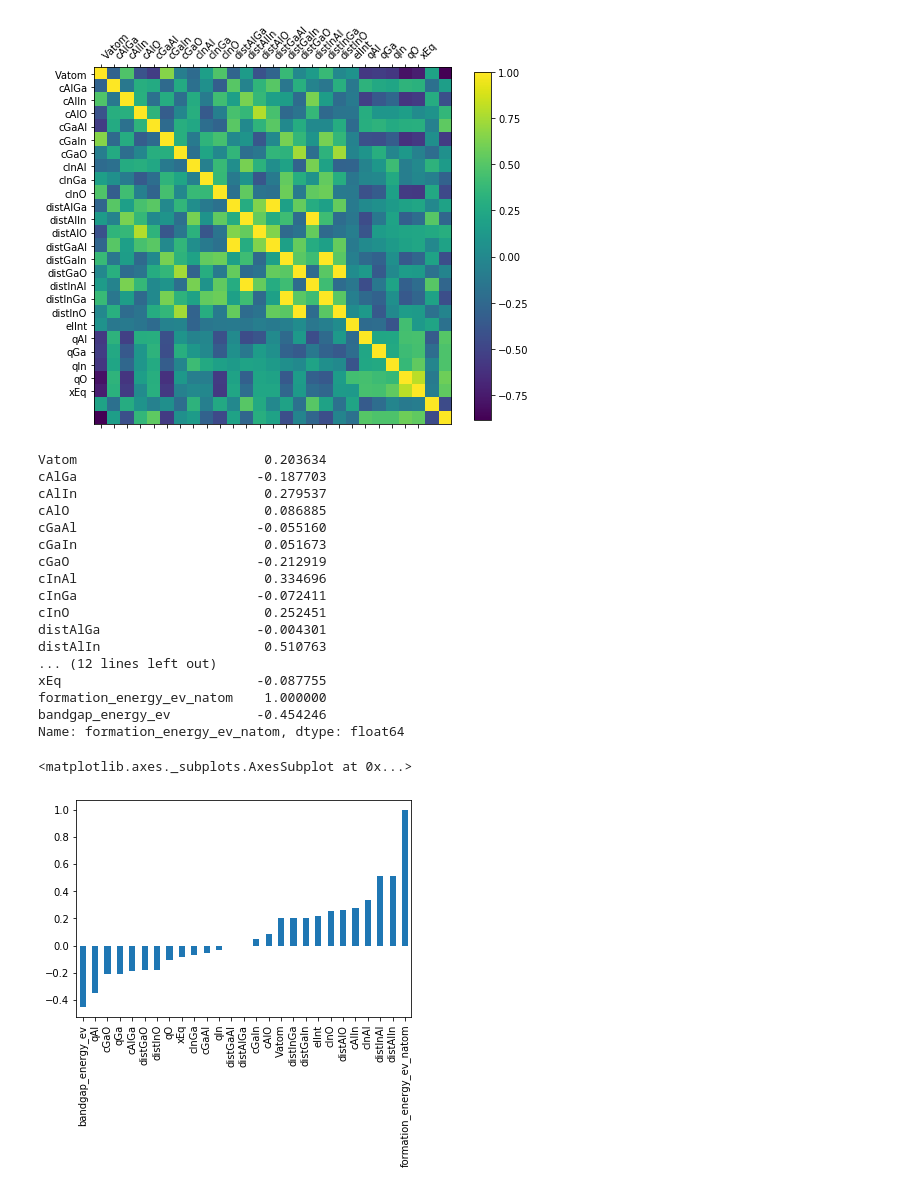
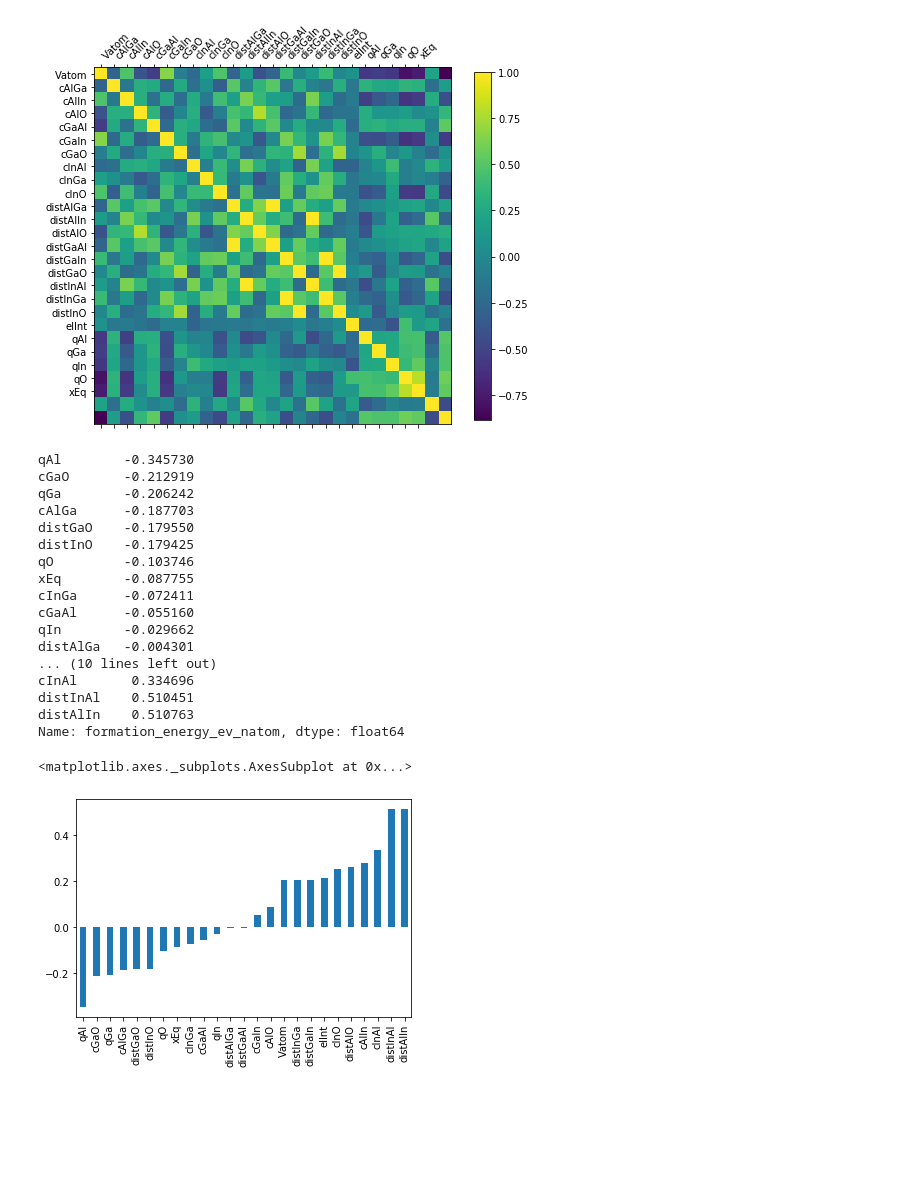
Before and after one commit to taidopurason/nomad2018, a Jupyter notebook: Data exploration.ipynb, the cells around one changed output. Cells and saved outputs as stored; diff of their text form; code cells hidden in the pictures; blank space fills up the shorter version.

```diff
--- a/Data exploration.ipynb
+++ b/Data exploration.ipynb
@@ -199,28 +222,28 @@ plt.show()
 # %% [output]
 [figure]
 # %%
-additional_data.corr().loc["formation_energy_ev_natom"]
+additional_data.corr().loc["formation_energy_ev_natom"].drop(["formation_energy_ev_natom", "bandgap_energy_ev"]).sort_values()
 # %% [output]
-Vatom                        0.203634
-cAlGa                       -0.187703
-cAlIn                        0.279537
-cAlO                         0.086885
-cGaAl                       -0.055160
-cGaIn                        0.051673
-cGaO                        -0.212919
-cInAl                        0.334696
-cInGa                       -0.072411
-cInO                         0.252451
-distAlGa                    -0.004301
-distAlIn                     0.510763
-... (12 lines left out)
-xEq                         -0.087755
-formation_energy_ev_natom    1.000000
-bandgap_energy_ev           -0.454246
+qAl        -0.345730
+cGaO       -0.212919
+qGa        -0.206242
+cAlGa      -0.187703
+distGaO    -0.179550
+distInO    -0.179425
+qO         -0.103746
+xEq        -0.087755
+cInGa      -0.072411
+cGaAl      -0.055160
+qIn        -0.029662
+distAlGa   -0.004301
+... (10 lines left out)
+cInAl       0.334696
+distInAl    0.510451
+distAlIn    0.510763
 Name: formation_energy_ev_natom, dtype: float64
 # %%
-additional_data.corr().loc["formation_energy_ev_natom"].sort_values().plot.bar()
+additional_data.corr().loc["formation_energy_ev_natom"].drop(["formation_energy_ev_natom", "bandgap_energy_ev"]).sort_values().plot.bar()
 # %% [output]
 <matplotlib.axes._subplots.AxesSubplot at 0x...>
-[figure, old version]
+[figure, new version]
 # %%
```
Also changed, not shown: parts of 37 cells of this notebook, 1 other file.
